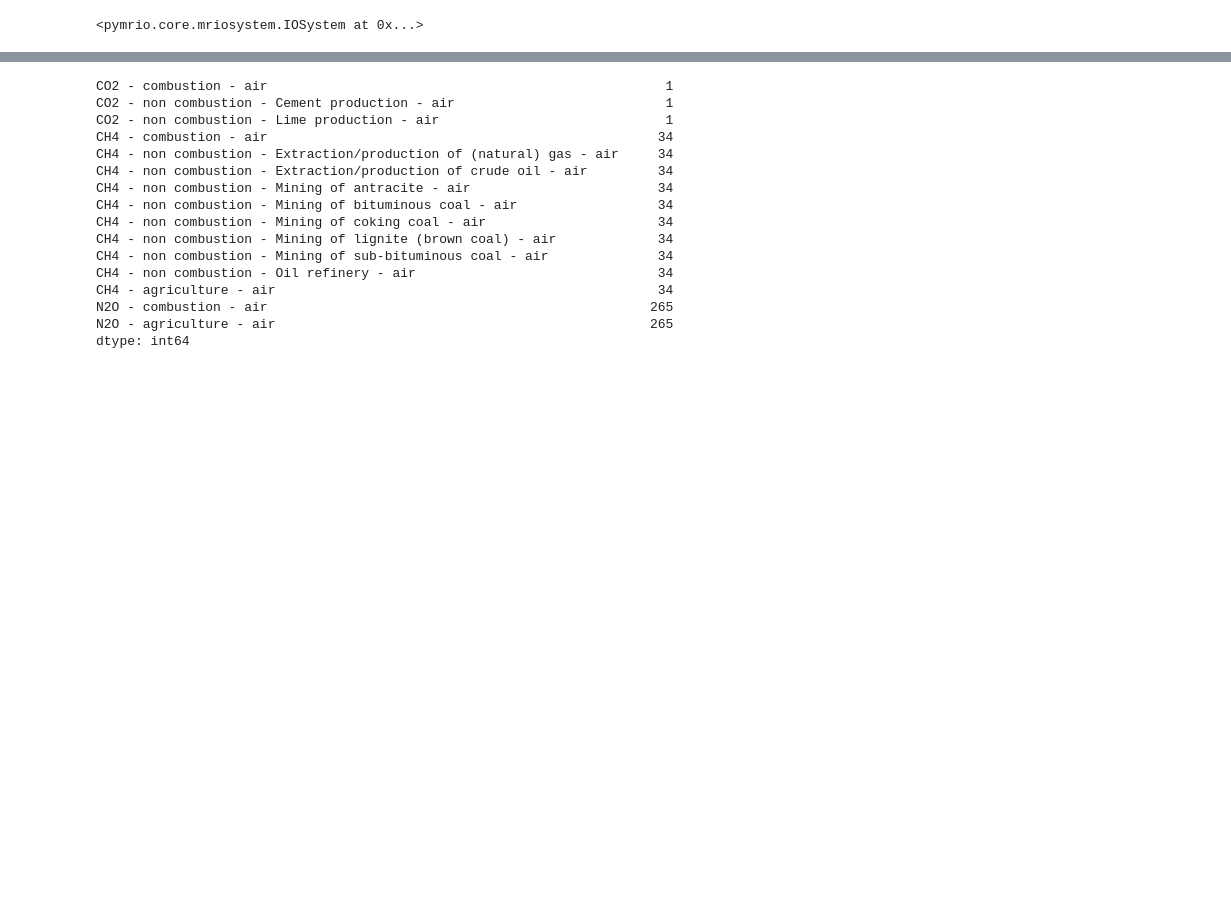
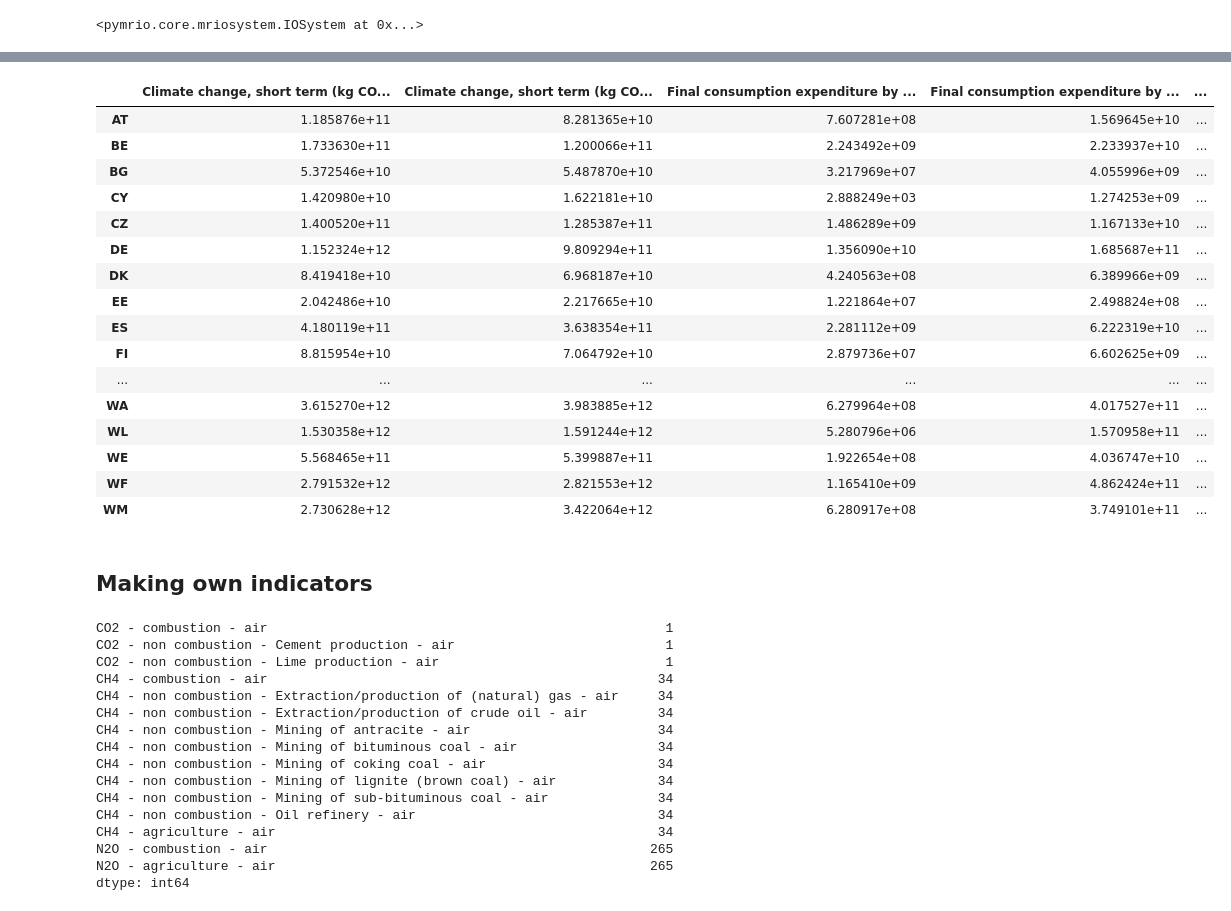
Before and after one commit to thomasgibon/io-footprinting, a Jupyter notebook: exiobase_use.ipynb, the cells around one changed output, grey strips where cells are left out. Cells and saved outputs as stored; diff of their text form; code cells hidden in the pictures; blank space fills up the shorter version.

```diff
--- a/exiobase_use.ipynb
+++ b/exiobase_use.ipynb
@@ -47,3 +137,29 @@ EXIOBASE does not come bundled with a characterization matrix, it will only give
+# %%
+pd.concat([io.impact.D_cba_reg.loc[ind],
+          io.impact.D_pba_reg.loc[ind],
+          FD.loc[:,FD.sum(0)!=0]],
+          axis=1
+         )
+# %% [output]
+|  | Climate change, short term (kg CO... | Climate change, short term (kg CO... | Final consumption expenditure by ... | Final consumption expenditure by ... | ... |
+| AT | 1.185876e+11 | 8.281365e+10 | 7.607281e+08 | 1.569645e+10 | ... |
+| BE | 1.733630e+11 | 1.200066e+11 | 2.243492e+09 | 2.233937e+10 | ... |
+| BG | 5.372546e+10 | 5.487870e+10 | 3.217969e+07 | 4.055996e+09 | ... |
+| CY | 1.420980e+10 | 1.622181e+10 | 2.888249e+03 | 1.274253e+09 | ... |
+| CZ | 1.400520e+11 | 1.285387e+11 | 1.486289e+09 | 1.167133e+10 | ... |
+| DE | 1.152324e+12 | 9.809294e+11 | 1.356090e+10 | 1.685687e+11 | ... |
+| DK | 8.419418e+10 | 6.968187e+10 | 4.240563e+08 | 6.389966e+09 | ... |
+| EE | 2.042486e+10 | 2.217665e+10 | 1.221864e+07 | 2.498824e+08 | ... |
+| ES | 4.180119e+11 | 3.638354e+11 | 2.281112e+09 | 6.222319e+10 | ... |
+| FI | 8.815954e+10 | 7.064792e+10 | 2.879736e+07 | 6.602625e+09 | ... |
+| ... | ... | ... | ... | ... | ... |
+| WA | 3.615270e+12 | 3.983885e+12 | 6.279964e+08 | 4.017527e+11 | ... |
+| WL | 1.530358e+12 | 1.591244e+12 | 5.280796e+06 | 1.570958e+11 | ... |
+| WE | 5.568465e+11 | 5.399887e+11 | 1.922654e+08 | 4.036747e+10 | ... |
+| WF | 2.791532e+12 | 2.821553e+12 | 1.165410e+09 | 4.862424e+11 | ... |
+| WM | 2.730628e+12 | 3.422064e+12 | 6.280917e+08 | 3.749101e+11 | ... |
+# %% [markdown]
+## Making own indicators
 # %%
 GWP100_unfccc=pd.Series(
 [1,1,1,
```
Also changed, not shown: parts of 27 cells of this notebook.
